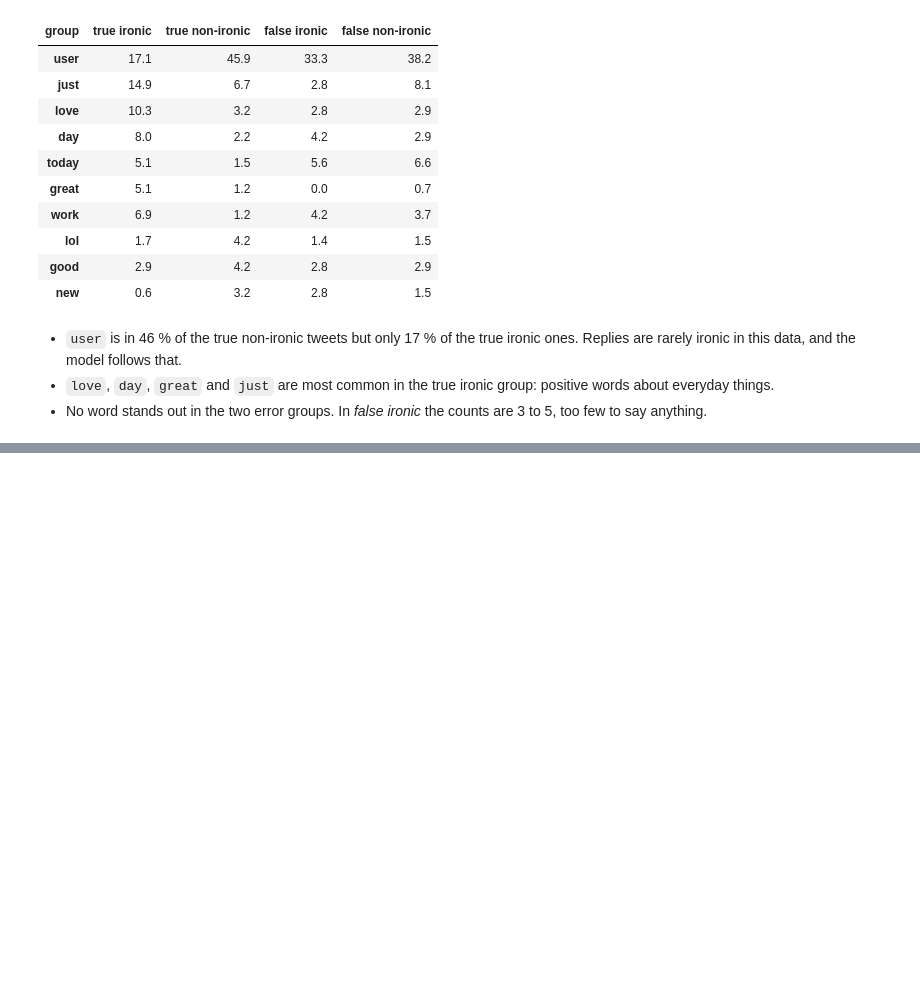
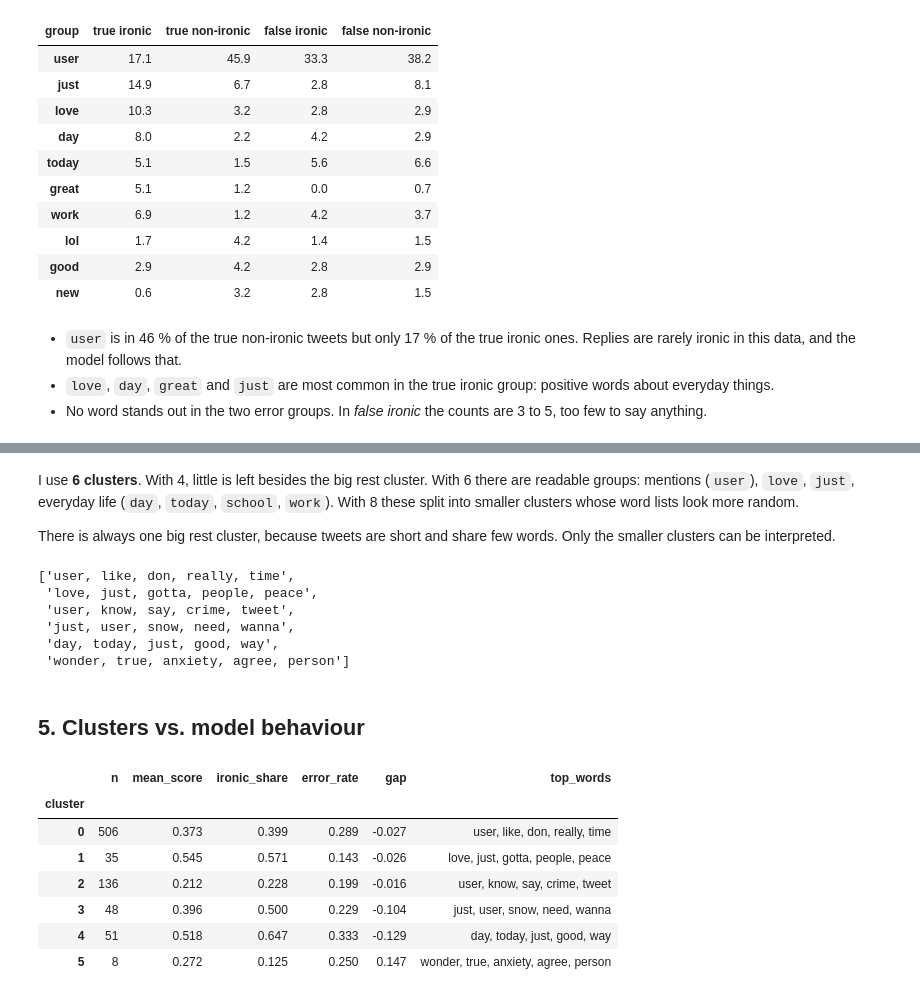
Before and after one commit to ErikLudescher/sarcasm-blindspot, a Jupyter notebook: AI_and_Vis_Project_Irony_Word_Clusters.ipynb, the cells around one changed output, grey strips where cells are left out. Drawn from its saved outputs; the diff is of its cells as text; code cells hidden in the pictures; blank space fills up the shorter version.

```diff
--- a/AI_and_Vis_Project_Irony_Word_Clusters.ipynb
+++ b/AI_and_Vis_Project_Irony_Word_Clusters.ipynb
@@ -171,0 +178,14 @@ share.loc[check, groups].round(1)
+# %%
+tfidf_vectorizer = TfidfVectorizer(stop_words="english", min_df=3)
+tfidf = tfidf_vectorizer.fit_transform(tweets["clean_text"])
+tfidf_words = tfidf_vectorizer.get_feature_names_out()
+
+for k in [4, 6, 8]:
+    kmeans = KMeans(n_clusters=k, random_state=0, n_init=10)
+    labels = kmeans.fit_predict(tfidf)
+
+    print(k, "clusters")
+    for c in range(k):
+        top = kmeans.cluster_centers_[c].argsort()[::-1][:10]
+        print(f"  {c}  n={(labels == c).sum():<4}", ", ".join(tfidf_words[top]))
+    print()
@@ -171,0 +210,43 @@ share.loc[check, groups].round(1)
+# %% [markdown]
+I use **6 clusters**. With 4, little is left besides the big rest cluster. With 6 there are readable groups: mentions (`user`), `love`, `just`, everyday life (`day`, `today`, `school`, `work`). With 8 these split into smaller clusters whose word lists look more random.
+
+There is always one big rest cluster, because tweets are short and share few words. Only the smaller clusters can be interpreted.
+# %%
+kmeans = KMeans(n_clusters=6, random_state=0, n_init=10)
+tweets["cluster"] = kmeans.fit_predict(tfidf)
+
+cluster_words = []
+for c in range(6):
+    top = kmeans.cluster_centers_[c].argsort()[::-1][:5]
+    cluster_words.append(", ".join(tfidf_words[top]))
+
+cluster_words
+# %% [output]
+['user, like, don, really, time',
+ 'love, just, gotta, people, peace',
+ 'user, know, say, crime, tweet',
+ 'just, user, snow, need, wanna',
+ 'day, today, just, good, way',
+ 'wonder, true, anxiety, agree, person']
+# %% [markdown]
+## 5. Clusters vs. model behaviour
+# %%
+summary = tweets.groupby("cluster").agg(
+    n=("text", "size"),
+    mean_score=("score", "mean"),
+    ironic_share=("label", "mean"),
+    error_rate=("error", "mean"),
+)
+summary["gap"] = summary["mean_score"] - summary["ironic_share"]
+summary["top_words"] = cluster_words
+
+summary.round(3)
+# %% [output]
+|  | n | mean_score | ironic_share | error_rate | gap | top_words |
+| cluster |  |  |  |  |  |  |
+| 0 | 506 | 0.373 | 0.399 | 0.289 | -0.027 | user, like, don, really, time |
+| 1 | 35 | 0.545 | 0.571 | 0.143 | -0.026 | love, just, gotta, people, peace |
+| 2 | 136 | 0.212 | 0.228 | 0.199 | -0.016 | user, know, say, crime, tweet |
+| 3 | 48 | 0.396 | 0.500 | 0.229 | -0.104 | just, user, snow, need, wanna |
+| 4 | 51 | 0.518 | 0.647 | 0.333 | -0.129 | day, today, just, good, way |
+| 5 | 8 | 0.272 | 0.125 | 0.250 | 0.147 | wonder, true, anxiety, agree, person |
```
Also changed, not shown: parts of 3 cells of this notebook.
